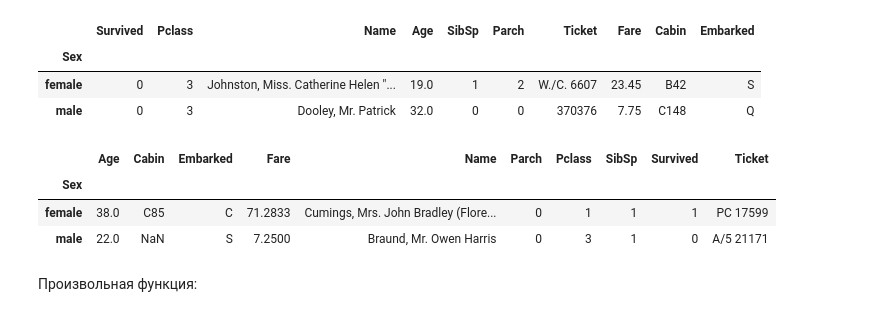
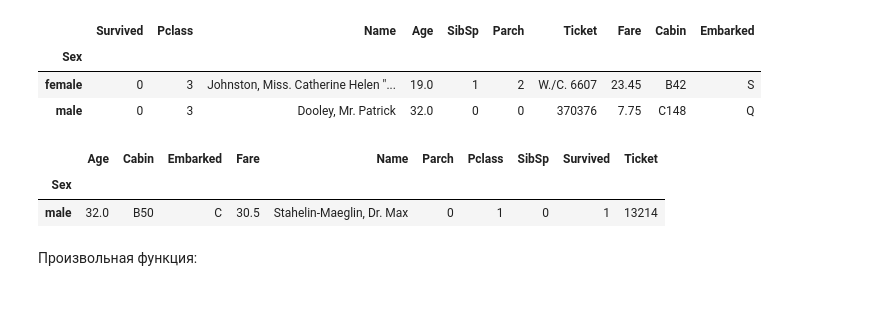
Before and after one commit to ilirhin/python_data_science, a Jupyter notebook: 06_Pandas/02_Pandas.ipynb, the cells around one changed output. Saved outputs shown, nothing was run; the diff lists cells and outputs as text; code cells hidden in the pictures.

```diff
--- a/06_Pandas/02_Pandas.ipynb
+++ b/06_Pandas/02_Pandas.ipynb
@@ -253,11 +253,10 @@ splits.last()
 | female | 0 | 3 | Johnston, Miss. Catherine Helen "... | 19.0 | 1 | 2 | W./C. 6607 | 23.45 | B42 | S |
 | male | 0 | 3 | Dooley, Mr. Patrick | 32.0 | 0 | 0 | 370376 | 7.75 | C148 | Q |
 # %%
-splits.nth(0)
+splits.nth(400)
 # %% [output]
 |  | Age | Cabin | Embarked | Fare | Name | Parch | Pclass | SibSp | Survived | Ticket |
 | Sex |  |  |  |  |  |  |  |  |  |  |
-| female | 38.0 | C85 | C | 71.2833 | Cumings, Mrs. John Bradley (Flore... | 0 | 1 | 1 | 1 | PC 17599 |
-| male | 22.0 | NaN | S | 7.2500 | Braund, Mr. Owen Harris | 0 | 3 | 1 | 0 | A/5 21171 |
+| male | 32.0 | B50 | C | 30.5 | Stahelin-Maeglin, Dr. Max | 0 | 1 | 0 | 1 | 13214 |
 # %% [markdown]
 Произвольная функция:
```
Also changed, not shown: parts of 5 cells of this notebook.
